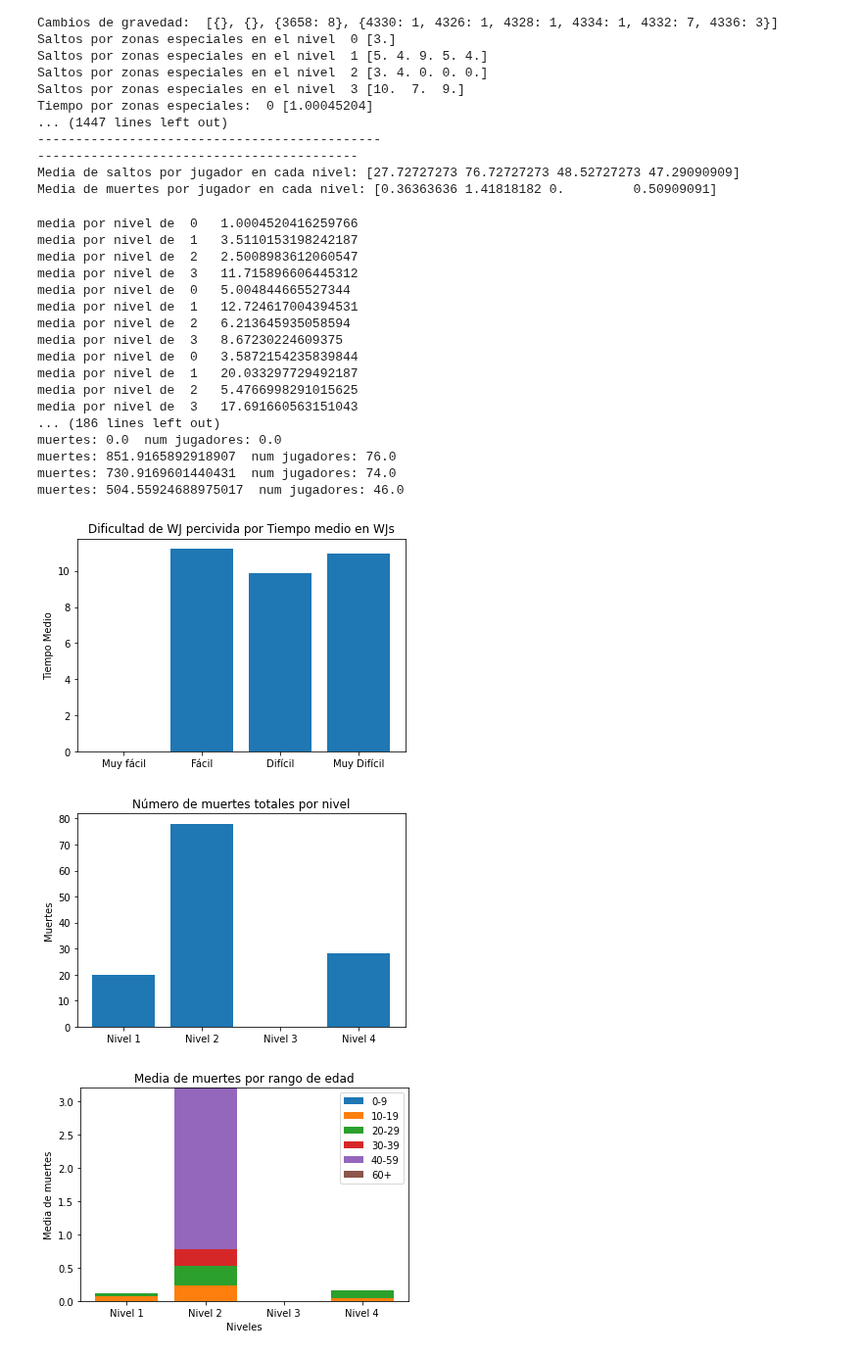
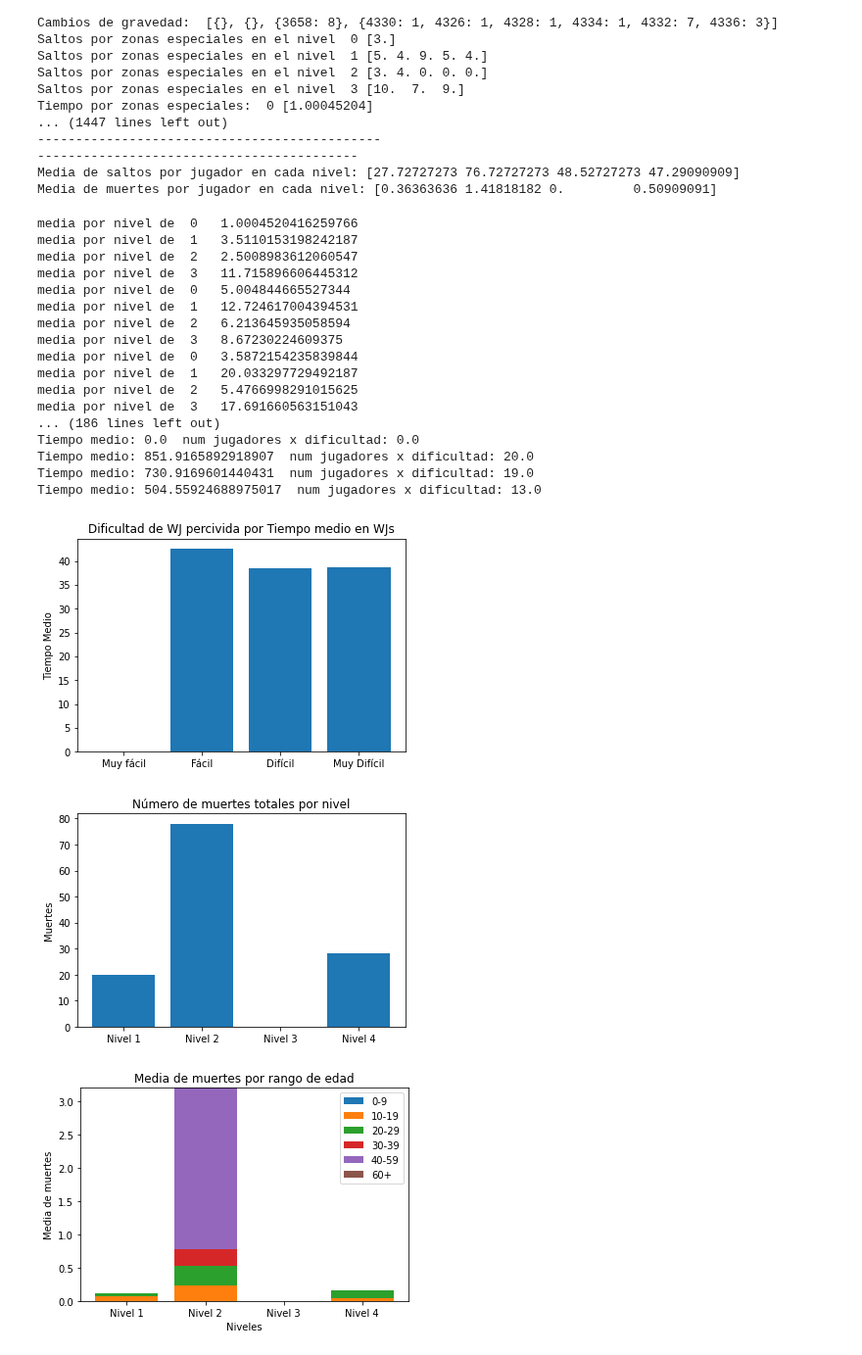
Before and after one commit to evalucas/UAJ, a Jupyter notebook: PoyectoFinal/test.ipynb, the cells around one changed output. Shown at 98% size. Saved outputs shown, nothing was run; the diff lists cells and outputs as text; code cells hidden in the pictures.

Commit message:
poblacion

```diff
--- a/PoyectoFinal/test.ipynb
+++ b/PoyectoFinal/test.ipynb
@@ -713,23 +713,21 @@ def graficoDifWallJumpVsTiempoWallJump():
                                 dif=p.walljump
                                 if dif == '1':
                                         mediaTiempoWJ[0]+=mediaJporNivel[i]
-                                        poblacion[0]+=1
                                 elif dif == '2':
                                         mediaTiempoWJ[1]+=mediaJporNivel[i]
-                                        poblacion[1]+=1
                                 elif dif == '3':
                                         mediaTiempoWJ[2]+=mediaJporNivel[i]
-                                        poblacion[2]+=1
                                 elif dif == '4':
                                         mediaTiempoWJ[3]+=mediaJporNivel[i]
-                                        poblacion[3]+=1
 
 
+        poblacion = numJugadoresPorDifWJ()
 
         for i in range(len(poblacion)):
-                print("muertes:", mediaTiempoWJ[i], " num jugadores:", poblacion[i])
+                print("Tiempo medio:", mediaTiempoWJ[i], " num jugadores x dificultad:", poblacion[i])
                 if(poblacion[i] != 0):
                         mediaTiempoWJ[i] /= poblacion[i]
+
 
 
         grafico_barras(dificultad,mediaTiempoWJ,'Dificultad de WJ percivida por Tiempo medio en WJs', '', 'Tiempo Medio')
@@ -768,38 +766,38 @@ def graficoTiempoVsExp():
 
         grafico_barras_apiladas(niveles,nivelesExperiencia,labels,'Niveles','Tiempo medio por jugador','Tiempo que tardan en terminar el nivel según la experiencia general')
 
 #grafico_rangosEdad()
 graficoDifWallJumpVsTiempoWallJump()
 #grafico_paths()
 graficoMuertesPorNivel()
 graficoMuertesVSEdadNew()
 graficoMediaMuertesVSExp()
 graficoMediaMuertesVsDificultad()
 graficoTiempoVsExp()
 
 #______________________#
 #graficoMuertesVSDificultad()
 #graficoMuertesVSExpGeneral()
 #graficoMuertesVSExpPlataformas()
 # %% [output]
 media por nivel de  0   1.0004520416259766
 media por nivel de  1   3.5110153198242187
 media por nivel de  2   2.5008983612060547
 media por nivel de  3   11.715896606445312
 media por nivel de  0   5.004844665527344
 media por nivel de  1   12.724617004394531
 media por nivel de  2   6.213645935058594
 media por nivel de  3   8.67230224609375
 media por nivel de  0   3.5872154235839844
 media por nivel de  1   20.033297729492187
 media por nivel de  2   5.4766998291015625
 media por nivel de  3   17.691660563151043
 ... (186 lines left out)
-muertes: 0.0  num jugadores: 0.0
-muertes: 851.9165892918907  num jugadores: 76.0
-muertes: 730.9169601440431  num jugadores: 74.0
-muertes: 504.55924688975017  num jugadores: 46.0
+Tiempo medio: 0.0  num jugadores x dificultad: 0.0
+Tiempo medio: 851.9165892918907  num jugadores x dificultad: 20.0
+Tiempo medio: 730.9169601440431  num jugadores x dificultad: 19.0
+Tiempo medio: 504.55924688975017  num jugadores x dificultad: 13.0
-[figure, old version]
+[figure, new version]
 [figure]
 [figure]
 [figure]
```
